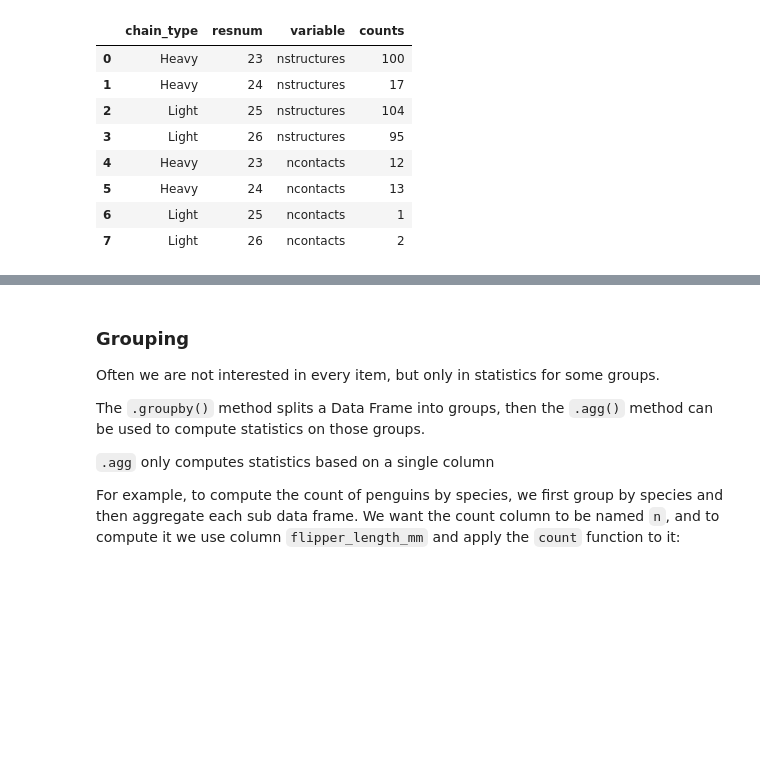
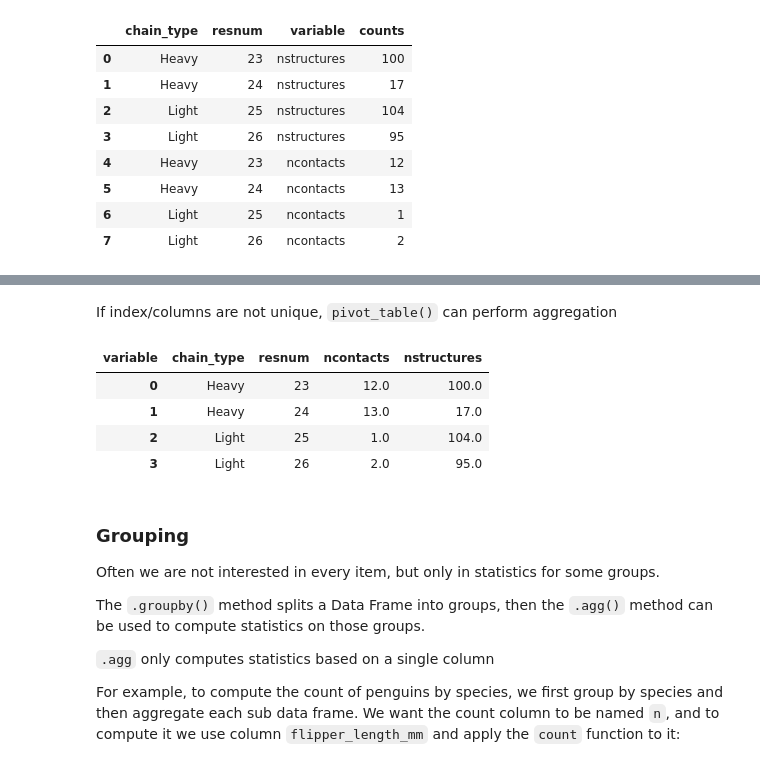
Before and after one commit to mfz/sabdab, a Jupyter notebook: notebooks/12_tutorial_pandas.ipynb, the cells around one changed output, grey strips where cells are left out. Saved outputs shown, nothing was run; the diff lists cells and outputs as text; code cells hidden in the pictures; blank space fills up the shorter version.

```diff
--- a/notebooks/12_tutorial_pandas.ipynb
+++ b/notebooks/12_tutorial_pandas.ipynb
@@ -354,3 +368,16 @@ pd.melt(df, id_vars = ["chain_type", "resnum"],
+# %% [markdown]
+If index/columns are not unique, `pivot_table()` can perform aggregation
+# %%
+pd.pivot_table(long, index = ["chain_type", "resnum"],
+               columns = "variable",
+               values = "counts",
+               aggfunc = "mean").reset_index()
+# %% [output]
+| variable | chain_type | resnum | ncontacts | nstructures |
+| 0 | Heavy | 23 | 12.0 | 100.0 |
+| 1 | Heavy | 24 | 13.0 | 17.0 |
+| 2 | Light | 25 | 1.0 | 104.0 |
+| 3 | Light | 26 | 2.0 | 95.0 |
 # %% [markdown]
 ### Grouping
 
```
Also changed, not shown: parts of 8 cells of this notebook.
